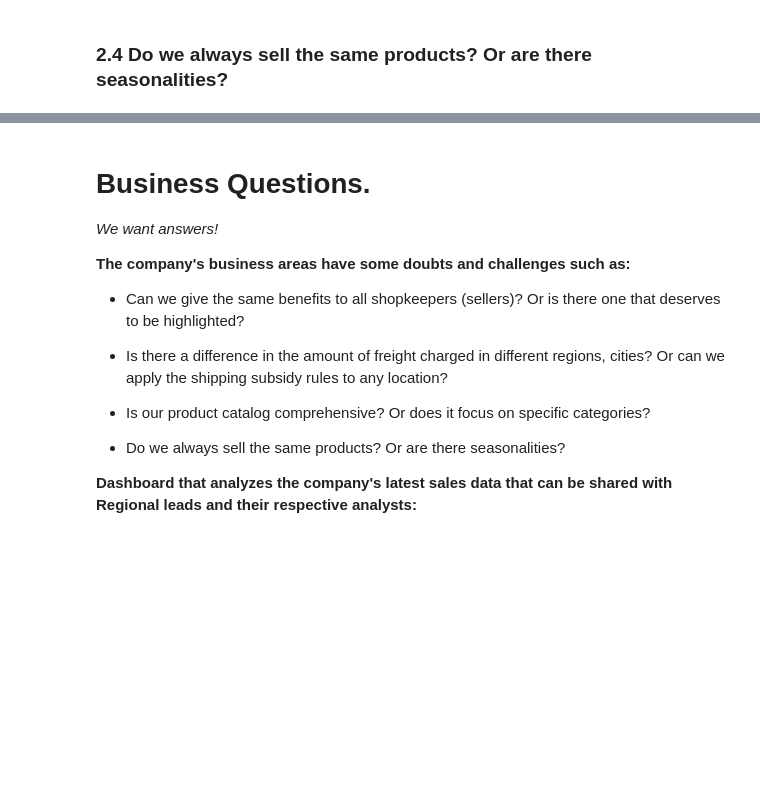
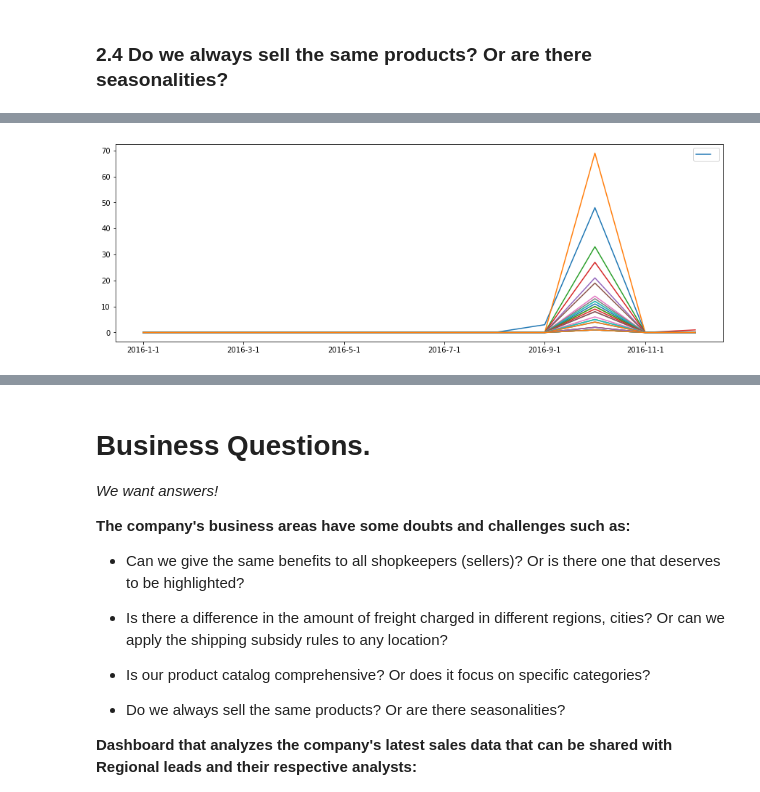
Before and after one commit to pauloreis-ds/olist, a Jupyter notebook: business_questions_insights/notebooks/1.0-pr-data-analysis-postgresql.ipynb, the cells around one changed output, grey strips where cells are left out. Drawn from its saved outputs; the diff is of its cells as text; code cells hidden in the pictures; blank space fills up the shorter version.

```diff
--- a/business_questions_insights/notebooks/1.0-pr-data-analysis-postgresql.ipynb
+++ b/business_questions_insights/notebooks/1.0-pr-data-analysis-postgresql.ipynb
@@ -770,0 +801,6 @@ plt.text(67.8, 155, "100 orders", color='r');
+# %%
+products_categories_month_2016 = _product_category_month(2016)
+products_categories_month_2016.plot(kind='line', figsize=(15,5))
+plt.legend(['']);
+# %% [output]
+[figure, added]
```
Also changed, not shown: parts of 4 cells of this notebook.
